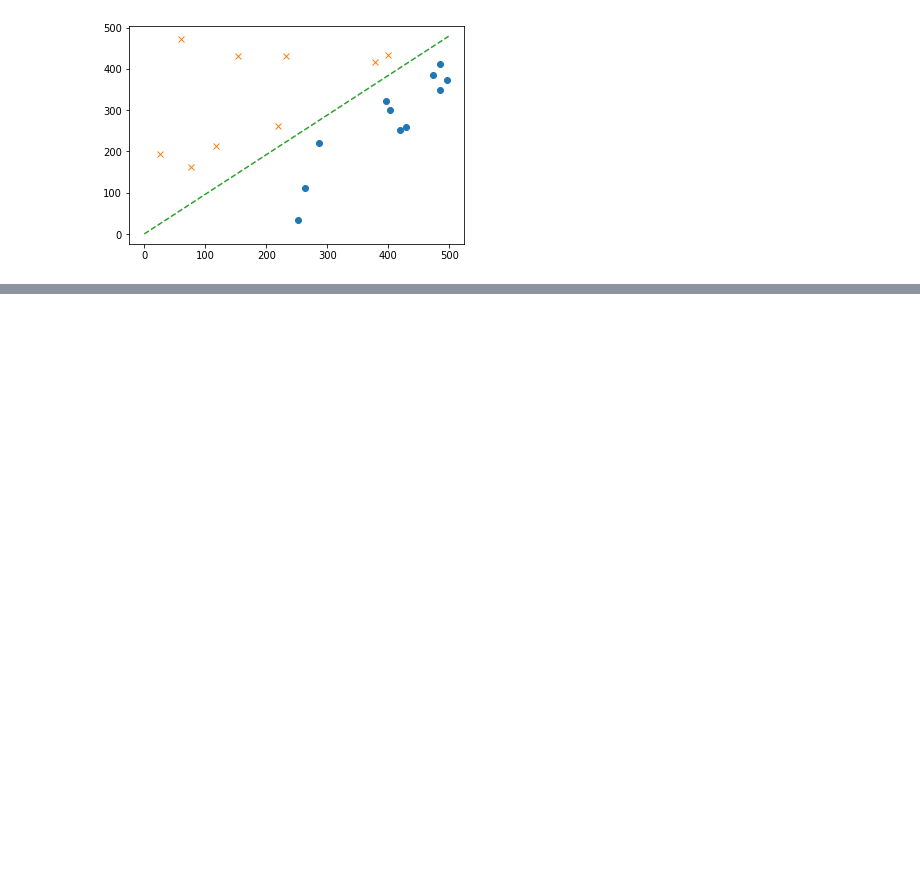
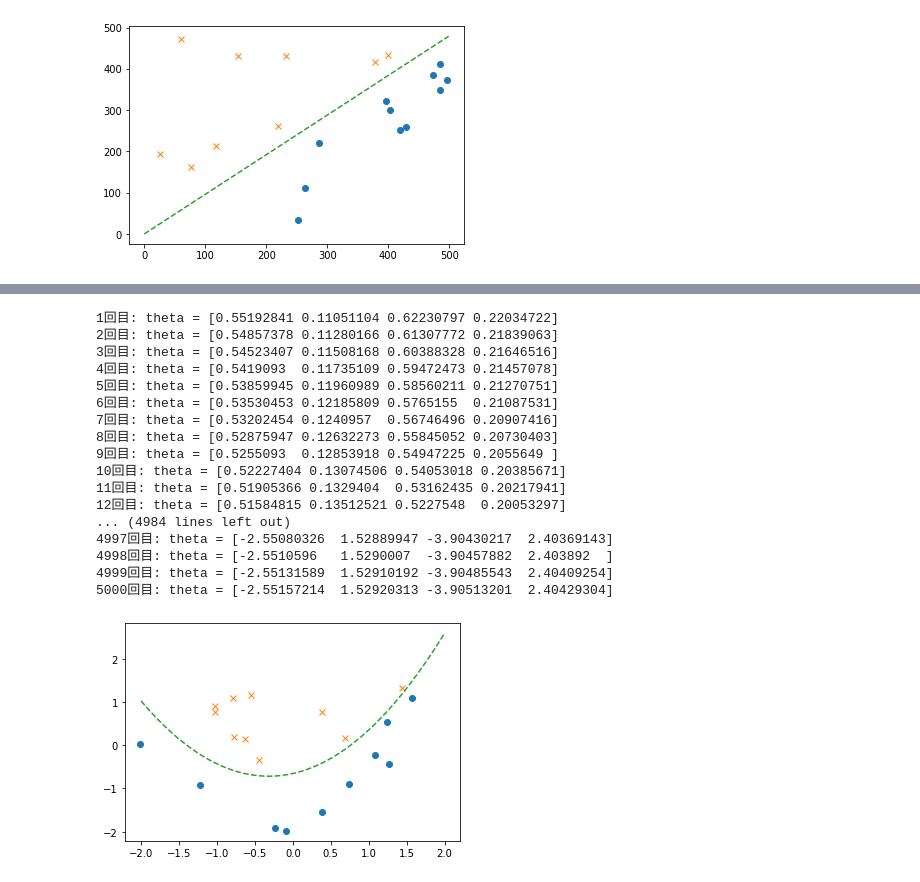
Before and after one commit to yamachanyama/Python_AI_Statistics, a Jupyter notebook: Untitled0.ipynb, the cells around one changed output, grey strips where cells are left out. Saved outputs shown, nothing was run; the diff lists cells and outputs as text; code cells hidden in the pictures; blank space fills up the shorter version.

```diff
--- a/Untitled0.ipynb
+++ b/Untitled0.ipynb
@@ -55,0 +133,79 @@ plt.show()
+# %%
+import numpy as np
+import matplotlib.pyplot as plt
+
+# 学習データを読み込む
+train = np.loadtxt('https://raw.githubusercontent.com/yamachanyama/AI_Statistics/main/data3.csv', delimiter=',', skiprows=1)
+train_x = train[:,0:2]
+train_y = train[:,2]
+
+# パラメータを初期化
+theta = np.random.rand(4)
+
+# 標準化
+mu = train_x.mean(axis=0)
+sigma = train_x.std(axis=0)
+def standardize(x):
+    return (x - mu) / sigma
+
+train_z = standardize(train_x)
+
+# x0とx3を加える
+def to_matrix(x):
+    x0 = np.ones([x.shape[0], 1])
+    x3 = x[:,0,np.newaxis] ** 2
+    return np.hstack([x0, x, x3])
+
+X = to_matrix(train_z)
+
+# シグモイド関数
+def f(x):
+    return 1 / (1 + np.exp(-np.dot(x, theta)))
+
+# 分類関数
+def classify(x):
+    return (f(x) >= 0.5).astype(np.int)
+
+# 学習率
+ETA = 1e-3
+
+# 繰り返し回数
+epoch = 5000
+
+# 更新回数
+count = 0
+
+# 学習を繰り返す
+for _ in range(epoch):
+    theta = theta - ETA * np.dot(f(X) - train_y, X)
+
+    # ログの出力
+    count += 1
+    print('{}回目: theta = {}'.format(count, theta))
+
+# プロットして確認
+x1 = np.linspace(-2, 2, 100)
+x2 = -(theta[0] + theta[1] * x1 + theta[3] * x1 ** 2) / theta[2]
+plt.plot(train_z[train_y == 1, 0], train_z[train_y == 1, 1], 'o')
+plt.plot(train_z[train_y == 0, 0], train_z[train_y == 0, 1], 'x')
+plt.plot(x1, x2, linestyle='dashed')
+plt.show()
+# %% [output]
+1回目: theta = [0.55192841 0.11051104 0.62230797 0.22034722]
+2回目: theta = [0.54857378 0.11280166 0.61307772 0.21839063]
+3回目: theta = [0.54523407 0.11508168 0.60388328 0.21646516]
+4回目: theta = [0.5419093  0.11735109 0.59472473 0.21457078]
+5回目: theta = [0.53859945 0.11960989 0.58560211 0.21270751]
+6回目: theta = [0.53530453 0.12185809 0.5765155  0.21087531]
+7回目: theta = [0.53202454 0.1240957  0.56746496 0.20907416]
+8回目: theta = [0.52875947 0.12632273 0.55845052 0.20730403]
+9回目: theta = [0.5255093  0.12853918 0.54947225 0.2055649 ]
+10回目: theta = [0.52227404 0.13074506 0.54053018 0.20385671]
+11回目: theta = [0.51905366 0.1329404  0.53162435 0.20217941]
+12回目: theta = [0.51584815 0.13512521 0.5227548  0.20053297]
+... (4984 lines left out)
+4997回目: theta = [-2.55080326  1.52889947 -3.90430217  2.40369143]
+4998回目: theta = [-2.5510596   1.5290007  -3.90457882  2.403892  ]
+4999回目: theta = [-2.55131589  1.52910192 -3.90485543  2.40409254]
+5000回目: theta = [-2.55157214  1.52920313 -3.90513201  2.40429304]
+[figure, added]
```
Also changed, not shown: parts of 6 cells of this notebook.
